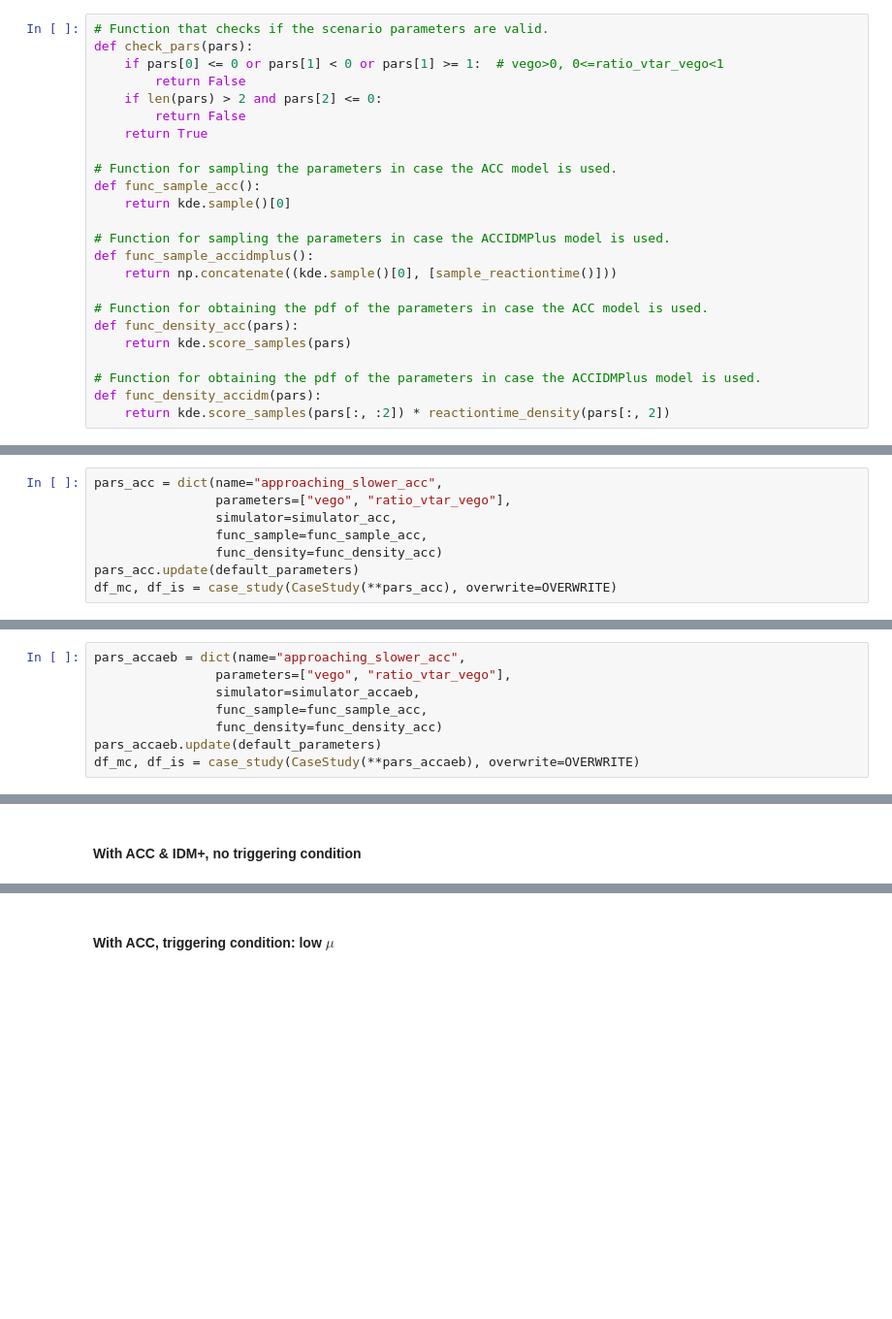
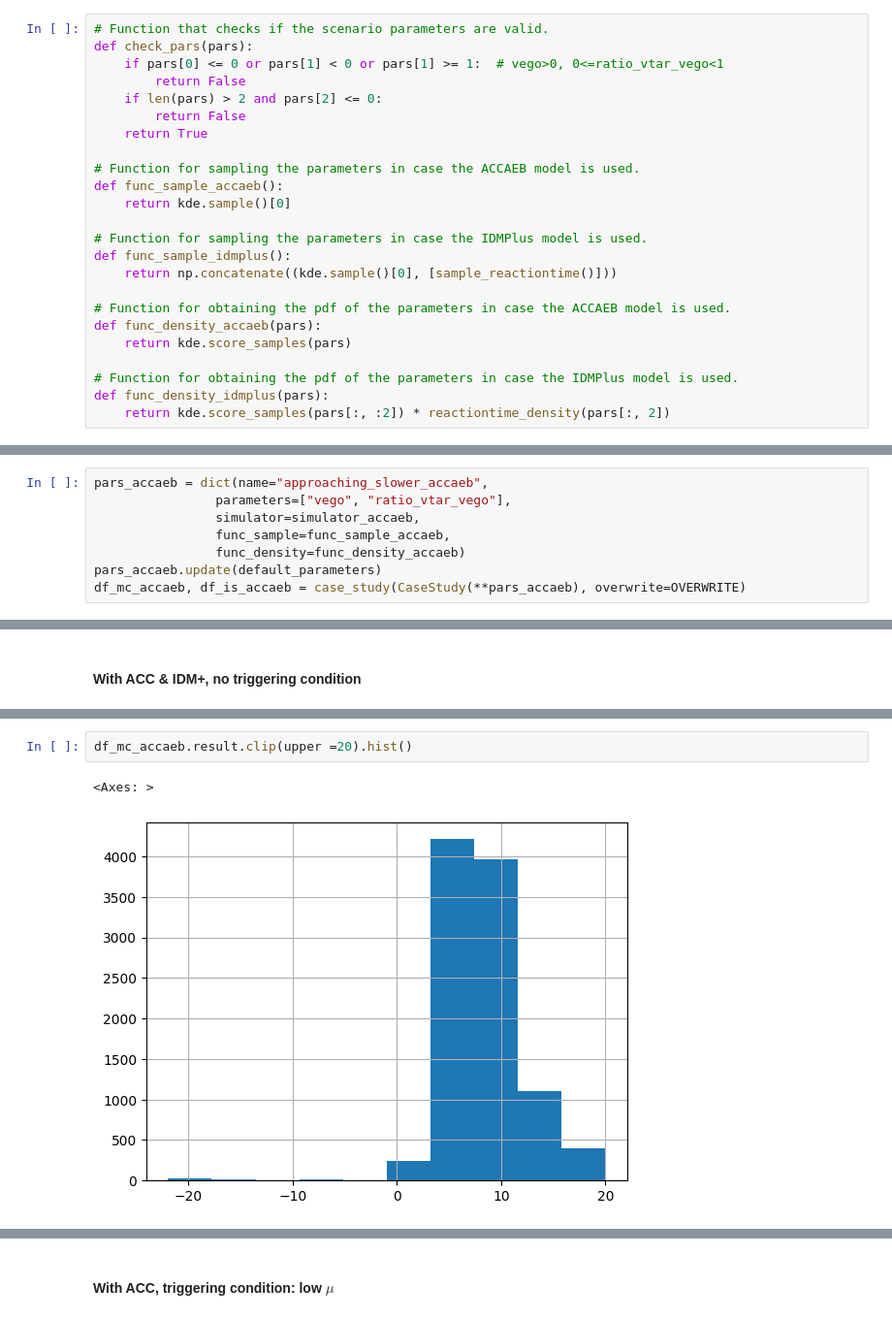
Before and after one commit to juittenbogaard/ScenarioRiskQuantification, a Jupyter notebook: approaching_slower_vehicle.ipynb, the cells around one changed output, grey strips where cells are left out. Shown at 97% size. Cells and saved outputs as stored; diff of their text form; blank space fills up the shorter version.

```diff
--- a/approaching_slower_vehicle.ipynb
+++ b/approaching_slower_vehicle.ipynb
@@ -80,20 +75,20 @@ def check_pars(pars):
         return False
     return True
 
-# Function for sampling the parameters in case the ACC model is used.
-def func_sample_acc():
+# Function for sampling the parameters in case the ACCAEB model is used.
+def func_sample_accaeb():
     return kde.sample()[0]
 
-# Function for sampling the parameters in case the ACCIDMPlus model is used.
-def func_sample_accidmplus():
+# Function for sampling the parameters in case the IDMPlus model is used.
+def func_sample_idmplus():
     return np.concatenate((kde.sample()[0], [sample_reactiontime()]))
 
-# Function for obtaining the pdf of the parameters in case the ACC model is used.
-def func_density_acc(pars):
+# Function for obtaining the pdf of the parameters in case the ACCAEB model is used.
+def func_density_accaeb(pars):
     return kde.score_samples(pars)
 
-# Function for obtaining the pdf of the parameters in case the ACCIDMPlus model is used.
-def func_density_accidm(pars):
+# Function for obtaining the pdf of the parameters in case the IDMPlus model is used.
+def func_density_idmplus(pars):
     return kde.score_samples(pars[:, :2]) * reactiontime_density(pars[:, 2])
 # %% [markdown]
 #### With ACC, no triggering condition
@@ -103,21 +98,13 @@ default_parameters = dict(n=10000,
                           percentile=2,
                           func_validity_check=check_pars,
                           func_process_result=get_kpi)
-# %%
-pars_acc = dict(name="approaching_slower_acc",
-                parameters=["vego", "ratio_vtar_vego"],
-                simulator=simulator_acc,
-                func_sample=func_sample_acc,
-                func_density=func_density_acc)
-pars_acc.update(default_parameters)
-df_mc, df_is = case_study(CaseStudy(**pars_acc), overwrite=OVERWRITE)
 # %%
 #### With ACC & AEB, no triggering condition
 # %%
-pars_accaeb = dict(name="approaching_slower_acc",
+pars_accaeb = dict(name="approaching_slower_accaeb",
                 parameters=["vego", "ratio_vtar_vego"],
                 simulator=simulator_accaeb,
-                func_sample=func_sample_acc,
-                func_density=func_density_acc)
+                func_sample=func_sample_accaeb,
+                func_density=func_density_accaeb)
 pars_accaeb.update(default_parameters)
-df_mc, df_is = case_study(CaseStudy(**pars_accaeb), overwrite=OVERWRITE)
+df_mc_accaeb, df_is_accaeb = case_study(CaseStudy(**pars_accaeb), overwrite=OVERWRITE)
@@ -133,0 +140,5 @@ df_mc, df_is = case_study(CaseStudy(**pars_accidm), overwrite=OVERWRITE)
+# %%
+df_mc_accaeb.result.clip(upper =20).hist()
+# %% [output]
+<Axes: >
+[figure, added]
```
Also changed, not shown: parts of 10 cells of this notebook, 1 other file.
